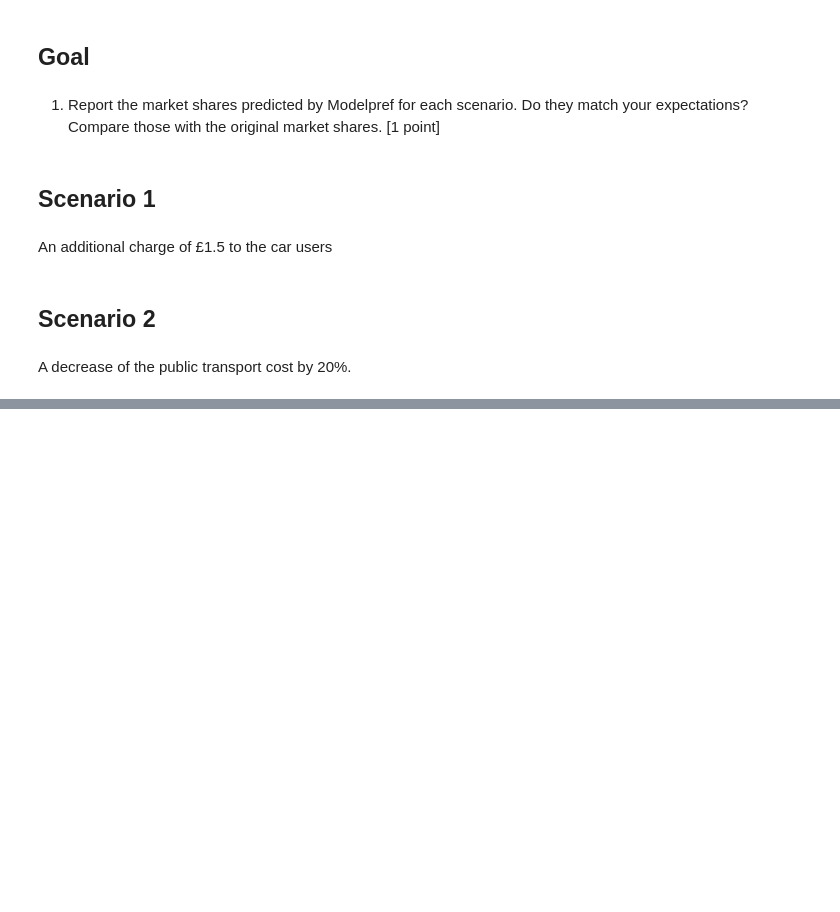
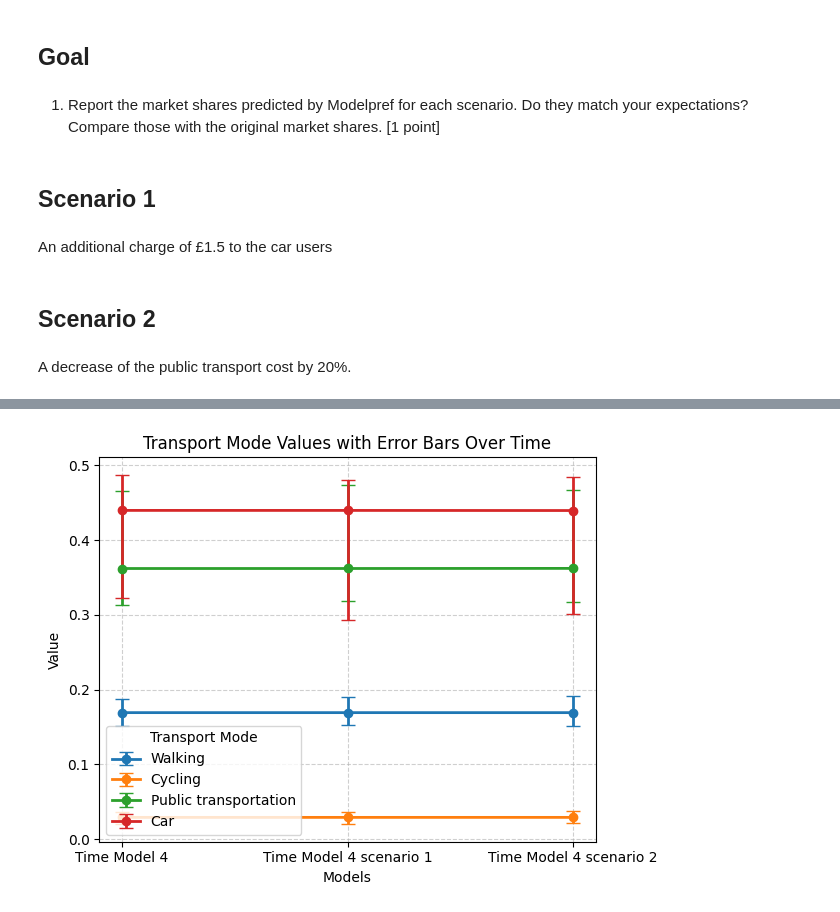
Before and after one commit to mmagnin-hub/MATH-463_Project, a Jupyter notebook: MMB_Proj_forecasting.ipynb, the cells around one changed output, grey strips where cells are left out. Saved outputs shown, nothing was run; the diff lists cells and outputs as text; code cells hidden in the pictures; blank space fills up the shorter version.

```diff
--- a/MMB_Proj_forecasting.ipynb
+++ b/MMB_Proj_forecasting.ipynb
@@ -196,9 +34,9 @@ A decrease of the public transport cost by 20%.
 # %%
 # create a dict best practice
 model_market_share: Dict[str, List] = {
-    "Model 4" : [V_3, results_nested, biogeme_nested],
-    "Model 4 scenario 1" : [V_scenario1, results_scenario1, biogeme_n_scenario1, True],
-    "Model 4 scenario 2" : [V_scenario2, results_scenario2, biogeme_n_scenario2, True]
+    "Model 4" : [V_3, results_nested],
+    "Model 4 scenario 1" : [V_scenario1, results_scenario1],
+    "Model 4 scenario 2" : [V_scenario2, results_scenario2]
 }
 file_name = 'market_shares_forecasting.pickle'
 try:
@@ -208,8 +46,8 @@ try:
 except FileNotFoundError:
     # If the file is not found, calculate the market shares for each model
     all_market_shares: Dict[str, Any] = {
-        model: market_share(utilities, results, model_biogeme, is_nested)
-        for model, (utilities, results, model_biogeme, is_nested) in tqdm(model_market_share.items())
+        model: market_share(utilities, results)
+        for model, (utilities, results) in tqdm(model_market_share.items())
     }
     # Save the calculated market shares to the pickle file
     with open(file_name, 'wb') as f:
@@ -227,50 +100,52 @@ import numpy as np
 
 # Raw data
 data_points = [
-    {'Walking': {'value': 0.16923833328461266, 'lower': 0.14618407551079435, 'upper': 0.18993254328687548},
-     'Cycling': {'value': 0.029198246016707174, 'lower': 0.01938111650224318, 'upper': 0.036798647884725005},
-     'Public transportation': {'value': 0.36194918032624634, 'lower': 0.3068775749698955, 'upper': 0.48577635571145694},
-     'Car': {'value': 0.43961424037243385, 'lower': 0.2948880614221003, 'upper': 0.4944855816065458}
+    {'Walking': {'value': 0.16924574660819253, 'lower': 0.15169647404233647, 'upper': 0.1881336585137814},
+     'Cycling': {'value': 0.029198297830452937, 'lower': 0.020013477056062042, 'upper': 0.036943079736818166},
+     'Public transportation': {'value': 0.3619338532987802, 'lower': 0.31343380828342504, 'upper': 0.4655084841900685},
+     'Car': {'value': 0.43962210226257437, 'lower': 0.32266112225183213, 'upper': 0.48721666062694546}
     },
-    {'Walking': {'value': 0.16924385352194174, 'lower': 0.14133476904194, 'upper': 0.18569621281094337},
-     'Cycling': {'value': 0.029195160761040746, 'lower': 0.01872374668409441, 'upper': 0.035566927766007},
-     'Public transportation': {'value': 0.3619678076670275, 'lower': 0.3172744738759581, 'upper': 0.47425036043959},
-     'Car': {'value': 0.43959317804999, 'lower': 0.33504642371642585, 'upper': 0.4911399374579376}
+    {'Walking': {'value': 0.16924515912143456, 'lower': 0.15264079980112852, 'upper': 0.19057922006726322},
+     'Cycling': {'value': 0.029194869238850354, 'lower': 0.020929323912321916, 'upper': 0.036900187789564415},
+     'Public transportation': {'value': 0.36195724120585515, 'lower': 0.31827972999004867, 'upper': 0.4739096122889112},
+     'Car': {'value': 0.43960273043385995, 'lower': 0.2928292766281181, 'upper': 0.4808874461486116}
     },
-    {'Walking': {'value': 0.16924385352194174, 'lower': 0.14787075091378843, 'upper': 0.18932766839910098},
-     'Cycling': {'value': 0.029195160761040746, 'lower': 0.01999728462902235, 'upper': 0.036161269312406256},
-     'Public transportation': {'value': 0.3619678076670275, 'lower': 0.31361508716891756, 'upper': 0.49993555826282754},
-     'Car': {'value': 0.43959317804999, 'lower': 0.30649555301542253, 'upper': 0.492263045407451}
+    {'Walking': {'value': 0.16923130872697476, 'lower': 0.15166961953402164, 'upper': 0.19116831173389132},
+     'Cycling': {'value': 0.02920264078815368, 'lower': 0.02153947813289661, 'upper': 0.03759467167830406},
+     'Public transportation': {'value': 0.3621086814356705, 'lower': 0.3165626416129582, 'upper': 0.4663796824473107},
+     'Car': {'value': 0.439457369049201, 'lower': 0.3017507359527305, 'upper': 0.48480283231383237}
     }
 ]
 
 # Extract transport modes
 transport_modes = list(data_points[0].keys())
 
 # Prepare data for plotting
 times = ["Model 4", "Model 4 scenario 1", "Model 4 scenario 2"]  # Time points (arbitrary identifiers for each dataset)
 
 # Loop through each transport mode and plot the values with error bars
 for mode in transport_modes:
     values = [dp[mode]['value'] for dp in data_points]
     lower_bounds = [dp[mode]['lower'] for dp in data_points]
     upper_bounds = [dp[mode]['upper'] for dp in data_points]
 
     # Calculate the error margins
     lower_errors = [value - lower for value, lower in zip(values, lower_bounds)]
     upper_errors = [upper - value for value, upper in zip(values, upper_bounds)]
 
     # Plot the error bars
     plt.errorbar(times, values, yerr=[lower_errors, upper_errors], label=mode, capsize=5, marker='o', linestyle='-', linewidth=2)
 
 # Customize plot
 plt.xlabel('Models')
 plt.ylabel('Value')
 plt.title('Transport Mode Values with Error Bars Over Time')
 plt.xticks(times, labels=[f'Time {i}' for i in times])
 plt.legend(title="Transport Mode")
 plt.grid(True, linestyle='--', alpha=0.6)
 
 # Show plot
 plt.tight_layout()
 plt.show()
+# %% [output]
+[figure, added]
```
Also changed, not shown: parts of 6 cells of this notebook, 4 other files.
